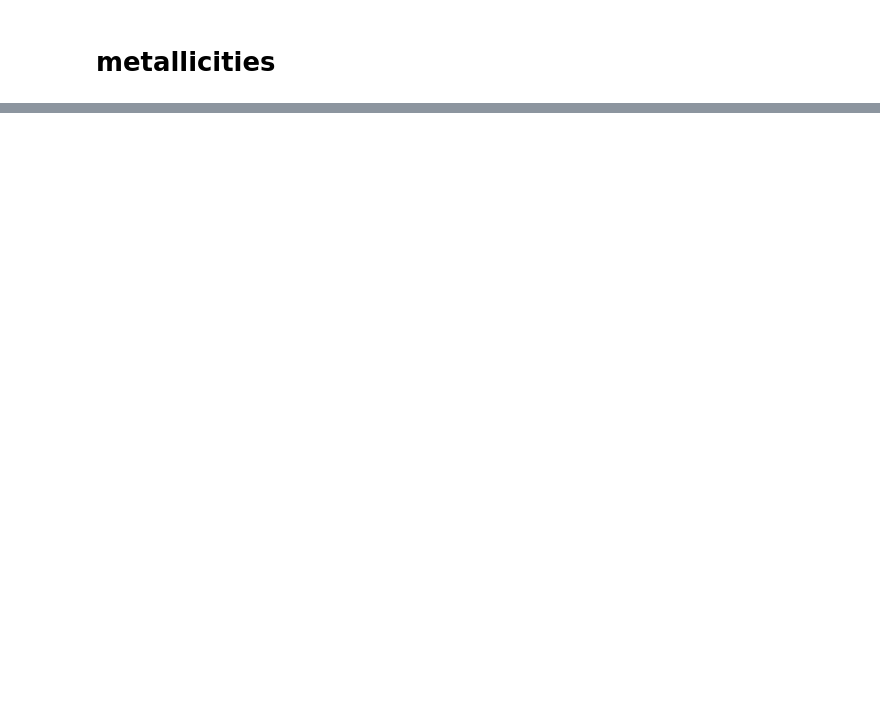
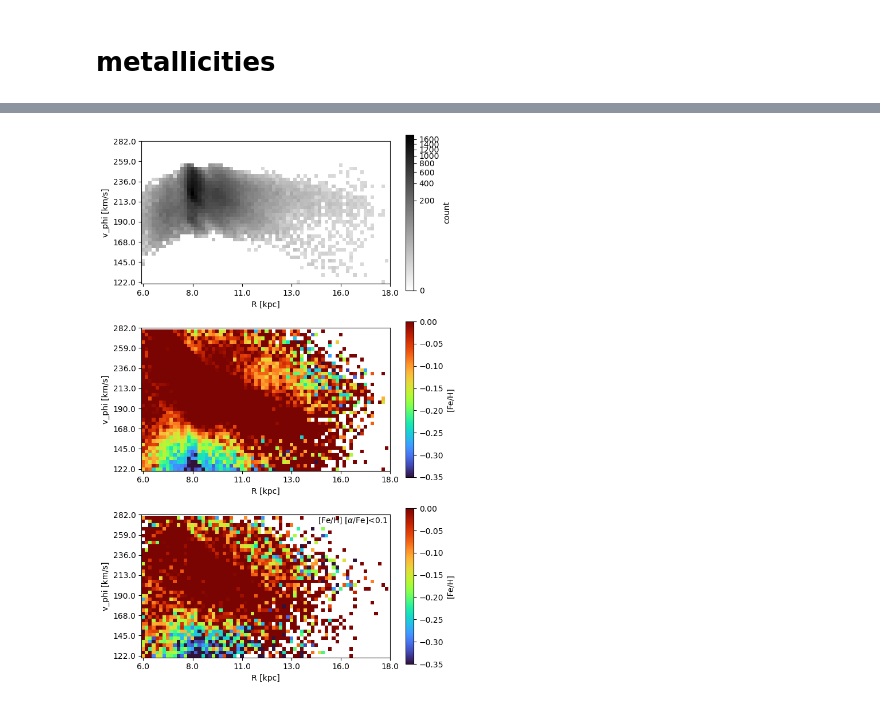
Before and after one commit to mikalambert/UCSC_DESI_MW, a Jupyter notebook: desi_map_iron-ridges_plot.ipynb, the cells around one changed output, grey strips where cells are left out. Cells and saved outputs as stored; diff of their text form; code cells hidden in the pictures; blank space fills up the shorter version.

```diff
--- a/desi_map_iron-ridges_plot.ipynb
+++ b/desi_map_iron-ridges_plot.ipynb
@@ -1347,9 +1409,16 @@ fig.colorbar(pcm, ax=ax[2], location='right', label='alphafe')
 # %%
+dist_max = 15
+dist_min = 0
 r, phi, z, v_r, v_phi, v_z = phase_spiral_values(dist,
                                                  ra, dec,
                                                  pmra,
                                                  pmdec,
                                                  vrad, dist_max = 15, dist_min=0.)
+
+dist_index = np.where((dist<=dist_max) & (dist>dist_min))
+feh_1 = feh[dist_index]
+alphafe_1 = alphafe[dist_index]
+
 ind500 = np.where(((abs(z))<=3)&
                   (abs(phi)>160)&(abs(phi)<200)&
                   (r>6.)&(r<18.)&
@@ -1359,8 +1428,9 @@ ind500 = np.where(((abs(z))<=3)&
 binning = [int((max(r[ind500])-min(r[ind500]))/0.01), int((max(-v_phi[ind500])-min(-v_phi[ind500])))]
 binning = [70,40]
 
-fig, ax = plt.subplots(1, figsize=(7,4))
+fig, ax = plt.subplots(3, 1, figsize=(7,4*3))
 
+# density plot in R , V_phi
 bin_r_vphi = scipy.stats.binned_statistic_2d(r[ind500], -v_phi[ind500], None, 'count', bins=(binning[0],binning[1]))
 
 image = bin_r_vphi[0].T # transpose to make (r, v_phi)
@@ -1372,7 +1442,7 @@ for i in range(len(image[1])): # column length
     image_col_mean[:,i] = image[:,i] - np.nanmedian(image[:,i])
 image_col_mean[np.where(image_col_mean <0)] = 0
 
-pcm = ax.imshow(image_col_mean,
+pcm = ax[0].imshow(image_col_mean,
                 origin='lower',
                 cmap = 'gray_r',
                 norm = matplotlib.colors.PowerNorm(gamma=0.25),
@@ -1403,29 +1473,28 @@ y_px = np.arange(0, len(hist[2]), 1)
 m2,b2 = np.polyfit(y_px, hist[2], 1)
 yticklabels = m2*yticks + b2
 
-ax.set_xticks(xticks)
-ax.set_yticks(yticks)
-ax.set_xticklabels(np.round(xticklabels))
-ax.set_yticklabels(np.round(yticklabels))
-ax.set_xlabel('R [kpc]')
-ax.set_ylabel('v_phi [km/s]')
+ax[0].set_xticks(xticks)
+ax[0].set_yticks(yticks)
+ax[0].set_xticklabels(np.round(xticklabels))
+ax[0].set_yticklabels(np.round(yticklabels))
+ax[0].set_xlabel('R [kpc]')
+ax[0].set_ylabel('v_phi [km/s]')
 
 
 #y_label_list = np.array([np.round(min(-v_phi[ind500])),np.round(np.median(-v_phi[ind500])),np.round(max(-v_phi[ind500]))])
 #ax.set_yticks([-1,0,1])
 #ax.set_yticklabels(y_label_list)
 #ax.set_ylabel('$v_\ph
-fig.colorbar(pcm, ax=ax, location='right', label='count')
+fig.colorbar(pcm, ax=ax[0], location='right', label='count')
 #fig.savefig('./plots/r_v_phi_bins_70_50_Z.png', dpi=400)
 
 ##################################################################################################################
 ##################################################################################################################
 #################################################################################################################
 
-fig, ax = plt.subplots(1, figsize=(7,4))
 
 #fig, ax = plt.subplots(1, figsize=(7,7))
-bin_r_vphi = scipy.stats.binned_statistic_2d(r[ind500], -v_phi[ind500], feh[ind500], 'median', bins=(binning[0],binning[1]))
+bin_r_vphi = scipy.stats.binned_statistic_2d(r[ind500], -v_phi[ind500], feh_1[ind500], 'median', bins=(binning[0],binning[1]))
 
 image = bin_r_vphi[0].T # transpose to make (r, v_phi)
 
@@ -1435,11 +1504,12 @@ print(np.median(feh[ind500]))
 
 image_col_mean = np.copy(image)
 for i in range(len(image[1])): # column length
-    image_col_mean[:,i] = image[:,i] - np.nanmedian(image)#[:,i])
+    image_col_mean[:,i] = image[:,i] - np.nanmedian(image[:,i])
 
-pcm = ax.imshow(image_col_mean,
+
+pcm = ax[1].imshow(image_col_mean,
                 origin='lower',
-                cmap = 'magma',
+                cmap = 'turbo',
                 norm = 'linear',
                 vmax = 0,
                 vmin=-0.35,
@@ -1467,12 +1537,12 @@ y_px = np.arange(0, len(hist[2]), 1)
 m2,b2 = np.polyfit(y_px, hist[2], 1)
 yticklabels = m2*yticks + b2
 
-ax.set_xticks(xticks)
-ax.set_yticks(yticks)
-ax.set_xticklabels(np.round(xticklabels))
-ax.set_yticklabels(np.round(yticklabels))
-ax.set_xlabel('R [kpc]')
-ax.set_ylabel('v_phi [km/s]')
+ax[1].set_xticks(xticks)
+ax[1].set_yticks(yticks)
+ax[1].set_xticklabels(np.round(xticklabels))
+ax[1].set_yticklabels(np.round(yticklabels))
+ax[1].set_xlabel('R [kpc]')
+ax[1].set_ylabel('v_phi [km/s]')
 
 
 #y_label_list = np.array([np.round(min(-v_phi[ind500])),np.round(np.median(-v_phi[ind500])),np.round(max(-v_phi[ind500]))])
@@ -1481,7 +1551,7 @@ ax.set_ylabel('v_phi [km/s]')
 #ax.set_ylabel('$v_\phi$ [km/s]')
 #ax.set_ylim(50, 200)
 
-fig.colorbar(pcm, ax=ax, location='right', label='[Fe/H]')
+fig.colorbar(pcm, ax=ax[1], location='right', label='[Fe/H]')
 #fig.savefig('./plots/r_v_phi_bins_70_50_Z.png', dpi=400)
 
 ##################################################################################################################
@@ -1489,9 +1559,9 @@ fig.colorbar(pcm, ax=ax, location='right', label='[Fe/H]')
 #################################################################################################################
 r_ind500 = r[ind500]
 v_phi_ind500 = v_phi[ind500]
-feh_ind500 = feh[ind500]
-feh_ind500 = feh[ind500]
-alphafe_ind500 = alphafe[ind500]
+feh_ind500 = feh_1[ind500]
+feh_ind500 = feh_1[ind500]
+alphafe_ind500 = alphafe_1[ind500]
 
 index_alphafe = (np.where(alphafe_ind500 < 0.1))
 print(index_alphafe)
@@ -1499,7 +1569,7 @@ print(r_ind500)
 print(index_alphafe[0])
 print(r_ind500[index_alphafe])
 
-fig, ax = plt.subplots(1, figsize=(7,4))
+
 
 #fig, ax = plt.subplots(1, figsize=(7,7))
 bin_r_vphi = scipy.stats.binned_statistic_2d(r_ind500[index_alphafe], -v_phi_ind500[index_alphafe],
@@ -1513,11 +1583,11 @@ print(np.median(feh_ind500[index_alphafe]))
 
 image_col_mean = np.copy(image)
 for i in range(len(image[1])): # column length
-    image_col_mean[:,i] = image[:,i] - np.nanmedian(image)#[:,i])
+    image_col_mean[:,i] = image[:,i] - np.nanmedian(image[:,i])
 
-pcm = ax.imshow(image_col_mean,
+pcm = ax[2].imshow(image_col_mean,
                 origin='lower',
-                cmap = 'magma',
+                cmap = 'turbo',
                 norm = 'linear',
                 vmax = 0,
                 vmin=-0.35,
@@ -1545,12 +1615,12 @@ y_px = np.arange(0, len(hist[2]), 1)
 m2,b2 = np.polyfit(y_px, hist[2], 1)
 yticklabels = m2*yticks + b2
 
-ax.set_xticks(xticks)
-ax.set_yticks(yticks)
-ax.set_xticklabels(np.round(xticklabels))
-ax.set_yticklabels(np.round(yticklabels))
-ax.set_xlabel('R [kpc]')
-ax.set_ylabel('v_phi [km/s]')
+ax[2].set_xticks(xticks)
+ax[2].set_yticks(yticks)
+ax[2].set_xticklabels(np.round(xticklabels))
+ax[2].set_yticklabels(np.round(yticklabels))
+ax[2].set_xlabel('R [kpc]')
+ax[2].set_ylabel('v_phi [km/s]')
 
 
 #y_label_list = np.array([np.round(min(-v_phi[ind500])),np.round(np.median(-v_phi[ind500])),np.round(max(-v_phi[ind500]))])
@@ -1559,5 +1629,7 @@ ax.set_ylabel('v_phi [km/s]')
 #ax.set_ylabel('$v_\phi$ [km/s]')
 #ax.set_ylim(50, 200)
 
-fig.colorbar(pcm, ax=ax, location='right', label='[Fe/H]')
-#fig.savefig('./plots/r_v_phi_bins_70_50_Z.png', dpi=400)
+fig.colorbar(pcm, ax=ax[2], location='right', label='[Fe/H]')
+plt.text(.99, .99, r'[Fe/H] [$\alpha$/Fe]<0.1', ha='right', va='top', transform=ax[2].transAxes)
+#fig.savefig('./plots/r_v_phi_bins_70_40_metallicity.png', dpi=400)
+# %% [output]
@@ -1563,0 +1642 @@ fig.colorbar(pcm, ax=ax, location='right', label='[Fe/H]')
+[figure, added]
```
Also changed, not shown: parts of 22 cells of this notebook, 5 other files.
